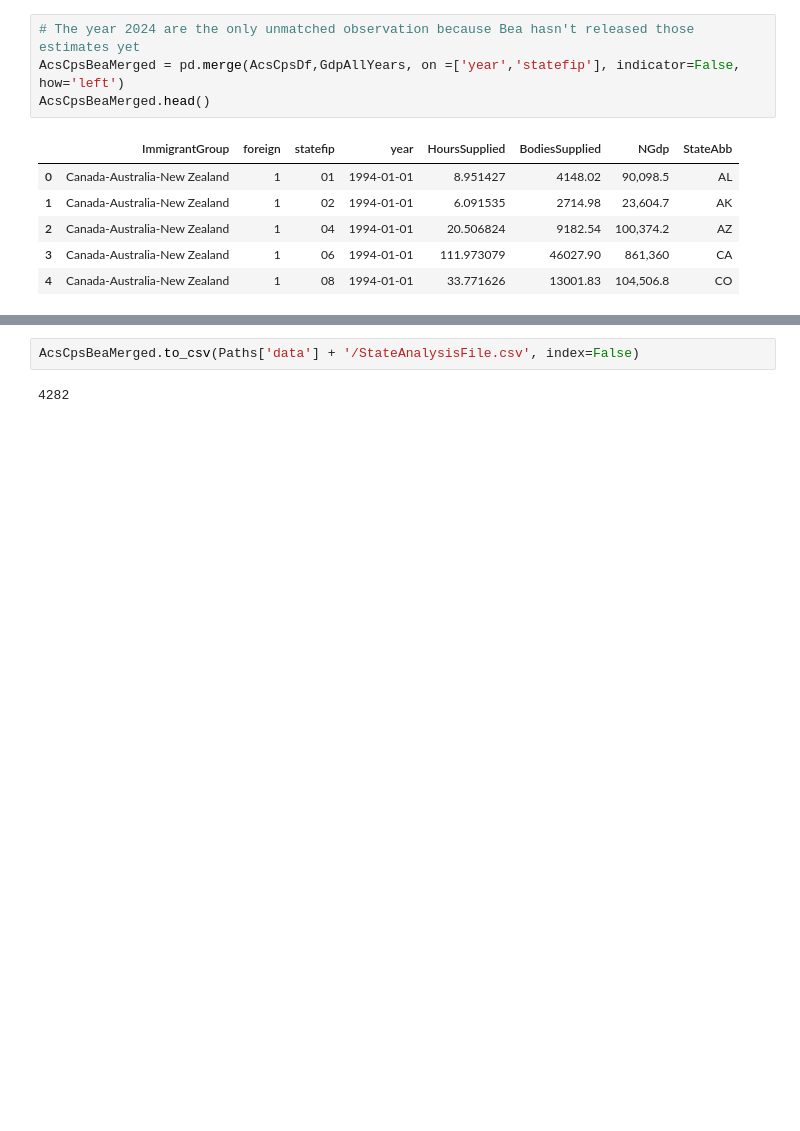
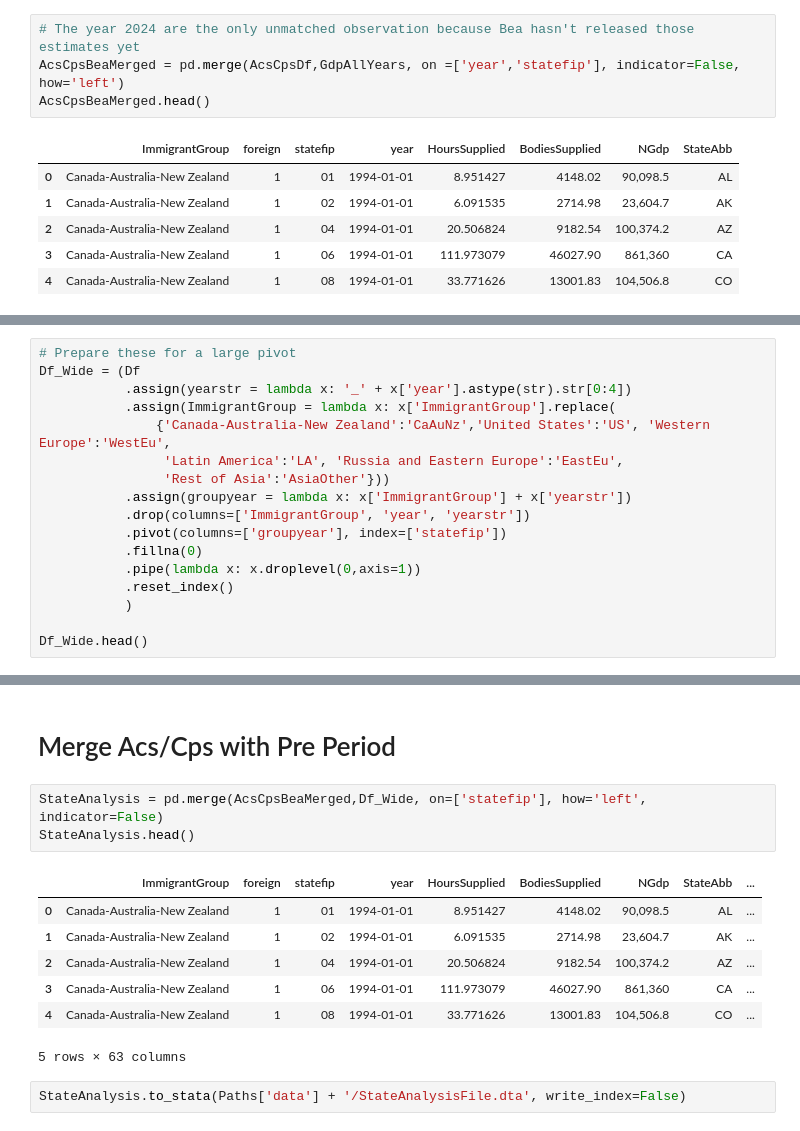
Before and after one commit to Robert-T-Remuszka/ImmigrationTfp, a Jupyter notebook: code/MakeStateAnalysis.ipynb, the cells around one changed output, grey strips where cells are left out. Saved outputs shown, nothing was run; the diff lists cells and outputs as text; blank space fills up the shorter version.

Commit message:
Prepare the state analysis file

```diff
--- a/code/MakeStateAnalysis.ipynb
+++ b/code/MakeStateAnalysis.ipynb
@@ -334,0 +391,17 @@ AcsCpsBeaMerged.head()
+# %%
+# Prepare these for a large pivot
+Df_Wide = (Df
+           .assign(yearstr = lambda x: '_' + x['year'].astype(str).str[0:4])
+           .assign(ImmigrantGroup = lambda x: x['ImmigrantGroup'].replace(
+               {'Canada-Australia-New Zealand':'CaAuNz','United States':'US', 'Western Europe':'WestEu',
+                'Latin America':'LA', 'Russia and Eastern Europe':'EastEu',
+                'Rest of Asia':'AsiaOther'}))
+           .assign(groupyear = lambda x: x['ImmigrantGroup'] + x['yearstr'])
+           .drop(columns=['ImmigrantGroup', 'year', 'yearstr'])
+           .pivot(columns=['groupyear'], index=['statefip'])
+           .fillna(0)
+           .pipe(lambda x: x.droplevel(0,axis=1))
+           .reset_index()
+           )
+
+Df_Wide.head()
@@ -335,4 +416,15 @@ AcsCpsBeaMerged.head()
+# %% [markdown]
+# Merge Acs/Cps with Pre Period
+# %%
+StateAnalysis = pd.merge(AcsCpsBeaMerged,Df_Wide, on=['statefip'], how='left', indicator=False)
+StateAnalysis.head()
+# %% [output]
+|  | ImmigrantGroup | foreign | statefip | year | HoursSupplied | BodiesSupplied | NGdp | StateAbb | ... |
+| 0 | Canada-Australia-New Zealand | 1 | 01 | 1994-01-01 | 8.951427 | 4148.02 | 90,098.5 | AL | ... |
+| 1 | Canada-Australia-New Zealand | 1 | 02 | 1994-01-01 | 6.091535 | 2714.98 | 23,604.7 | AK | ... |
+| 2 | Canada-Australia-New Zealand | 1 | 04 | 1994-01-01 | 20.506824 | 9182.54 | 100,374.2 | AZ | ... |
+| 3 | Canada-Australia-New Zealand | 1 | 06 | 1994-01-01 | 111.973079 | 46027.90 | 861,360 | CA | ... |
+| 4 | Canada-Australia-New Zealand | 1 | 08 | 1994-01-01 | 33.771626 | 13001.83 | 104,506.8 | CO | ... |
+5 rows × 63 columns
 # %%
-AcsCpsBeaMerged.to_csv(Paths['data'] + '/StateAnalysisFile.csv', index=False)
+StateAnalysis.to_stata(Paths['data'] + '/StateAnalysisFile.dta', write_index=False)
-# %% [output]
-4282
```
Also changed, not shown: parts of 4 cells of this notebook, 1 other file.
